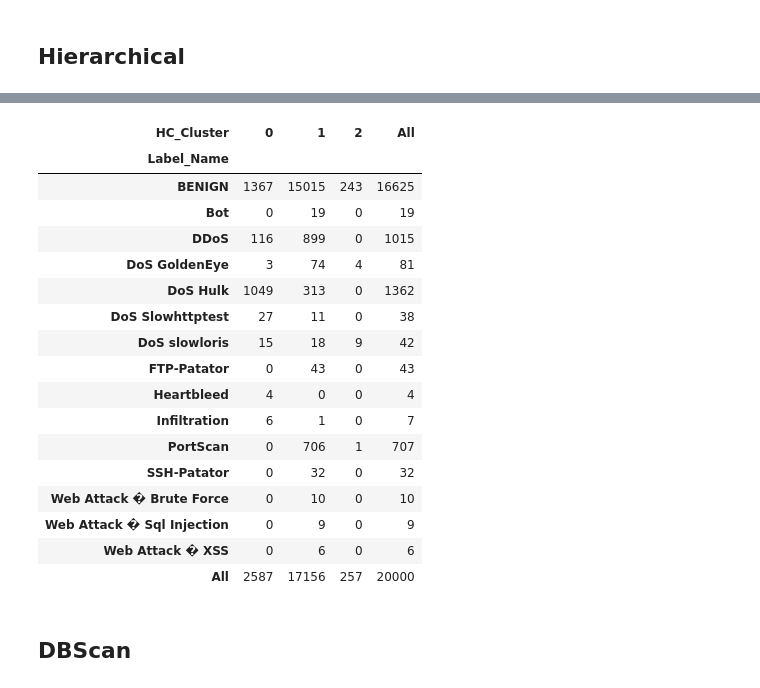
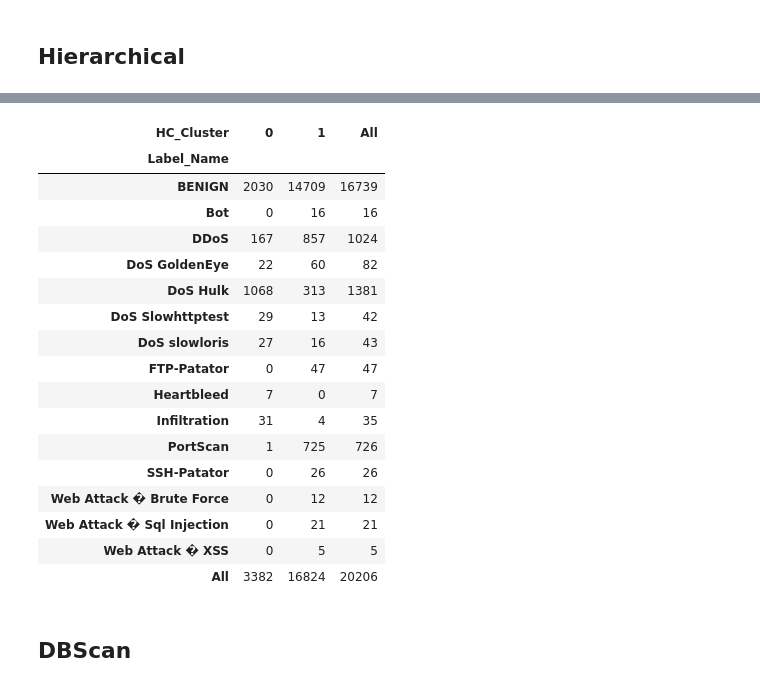
Before and after one commit to GiannisKotsalos/NetworkIntrusion-DataMining-MLProject, a Jupyter notebook: notebooks/clustering.ipynb, the cells around one changed output, grey strips where cells are left out. Cells and saved outputs as stored; diff of their text form; code cells hidden in the pictures.

```diff
--- a/notebooks/clustering.ipynb
+++ b/notebooks/clustering.ipynb
@@ -305,0 +295,34 @@ KeyboardInterrupt:
+# %%
+# Only consider results where every cluster holds at least 5% of the data
+valid_df = results_df[results_df['min_cluster_pct'] >= 5.0]
+
+if valid_df.empty:
+    print("No configuration met the min_cluster_pct >= 5% threshold (likely due to class imbalance). Falling back to all results.")
+    valid_df = results_df
+
+best_idx = valid_df['silhouette'].idxmax()
+
+# -------------------------------------------------------------
+# 3. Find Best Parameters & Save Final Model
+# -------------------------------------------------------------
+
+# Automatically find the parameters that yielded the highest Silhouette score
+best_k = int(results_df.loc[best_idx, 'k'])
+best_linkage = results_df.loc[best_idx, 'linkage']
+best_silhouette = results_df.loc[best_idx, 'silhouette']
+
+print("\n" + "=" * 40)
+print("BEST MODEL SELECTED")
+print("=" * 40)
+print(f" Best Linkage : {best_linkage}")
+print(f" Best k       : {best_k}")
+print(f" Silhouette   : {best_silhouette:.4f}")
+
+# Run the final model with the absolute best parameters
+hc_best = AgglomerativeClustering(n_clusters=best_k, metric='euclidean', linkage=best_linkage)
+hc_best_labels = hc_best.fit_predict(X_scaled)
+
+# Save the labels back to the sampled dataframe for later use (like PCA)
+df['HC_Cluster'] = hc_best_labels
+
+print("\nHierarchical Clustering complete. Best labels saved to df.")
@@ -338,14 +364,10 @@ plt.show()
 # %%
-# Map the numeric labels to their original string names using your inverse_mapping dict
-df_sample['Label_Name'] = df_sample['Label'].map(inverse_mapping)
-
-# Create a cross-tabulation table comparing string labels to the Hierarchical clusters
 hc_analysis = pd.crosstab(
-    index=df_sample['Label_Name'],
-    columns=df_sample['HC_Cluster'],
+    index=df['Label_Name'],           # ← was df_sample['Label_Name']
+    columns=df['HC_Cluster'],         # ← was df_sample['HC_Cluster']
     margins=True
 )
 
-print("Hierarchical Cluster Distribution vs. True Label Names (Sample Data):")
+print("Hierarchical Cluster Distribution vs. True Label Names:")   # ← removed "(Sample Data)"
 display(hc_analysis)
 # %% [output]
@@ -353,21 +375,21 @@ Hierarchical Cluster Distribution vs. True Label Names (Sample Data):
-| HC_Cluster | 0 | 1 | 2 | All |
-| Label_Name |  |  |  |  |
-| BENIGN | 1367 | 15015 | 243 | 16625 |
-| Bot | 0 | 19 | 0 | 19 |
-| DDoS | 116 | 899 | 0 | 1015 |
-| DoS GoldenEye | 3 | 74 | 4 | 81 |
-| DoS Hulk | 1049 | 313 | 0 | 1362 |
-| DoS Slowhttptest | 27 | 11 | 0 | 38 |
-| DoS slowloris | 15 | 18 | 9 | 42 |
-| FTP-Patator | 0 | 43 | 0 | 43 |
-| Heartbleed | 4 | 0 | 0 | 4 |
-| Infiltration | 6 | 1 | 0 | 7 |
-| PortScan | 0 | 706 | 1 | 707 |
-| SSH-Patator | 0 | 32 | 0 | 32 |
-| Web Attack � Brute Force | 0 | 10 | 0 | 10 |
-| Web Attack � Sql Injection | 0 | 9 | 0 | 9 |
-| Web Attack � XSS | 0 | 6 | 0 | 6 |
-| All | 2587 | 17156 | 257 | 20000 |
+| HC_Cluster | 0 | 1 | All |
+| Label_Name |  |  |  |
+| BENIGN | 2030 | 14709 | 16739 |
+| Bot | 0 | 16 | 16 |
+| DDoS | 167 | 857 | 1024 |
+| DoS GoldenEye | 22 | 60 | 82 |
+| DoS Hulk | 1068 | 313 | 1381 |
+| DoS Slowhttptest | 29 | 13 | 42 |
+| DoS slowloris | 27 | 16 | 43 |
+| FTP-Patator | 0 | 47 | 47 |
+| Heartbleed | 7 | 0 | 7 |
+| Infiltration | 31 | 4 | 35 |
+| PortScan | 1 | 725 | 726 |
+| SSH-Patator | 0 | 26 | 26 |
+| Web Attack � Brute Force | 0 | 12 | 12 |
+| Web Attack � Sql Injection | 0 | 21 | 21 |
+| Web Attack � XSS | 0 | 5 | 5 |
+| All | 3382 | 16824 | 20206 |
 # %% [markdown]
 ## DBScan
 # %%
```
Also changed, not shown: parts of 11 cells of this notebook, 1 other file.
